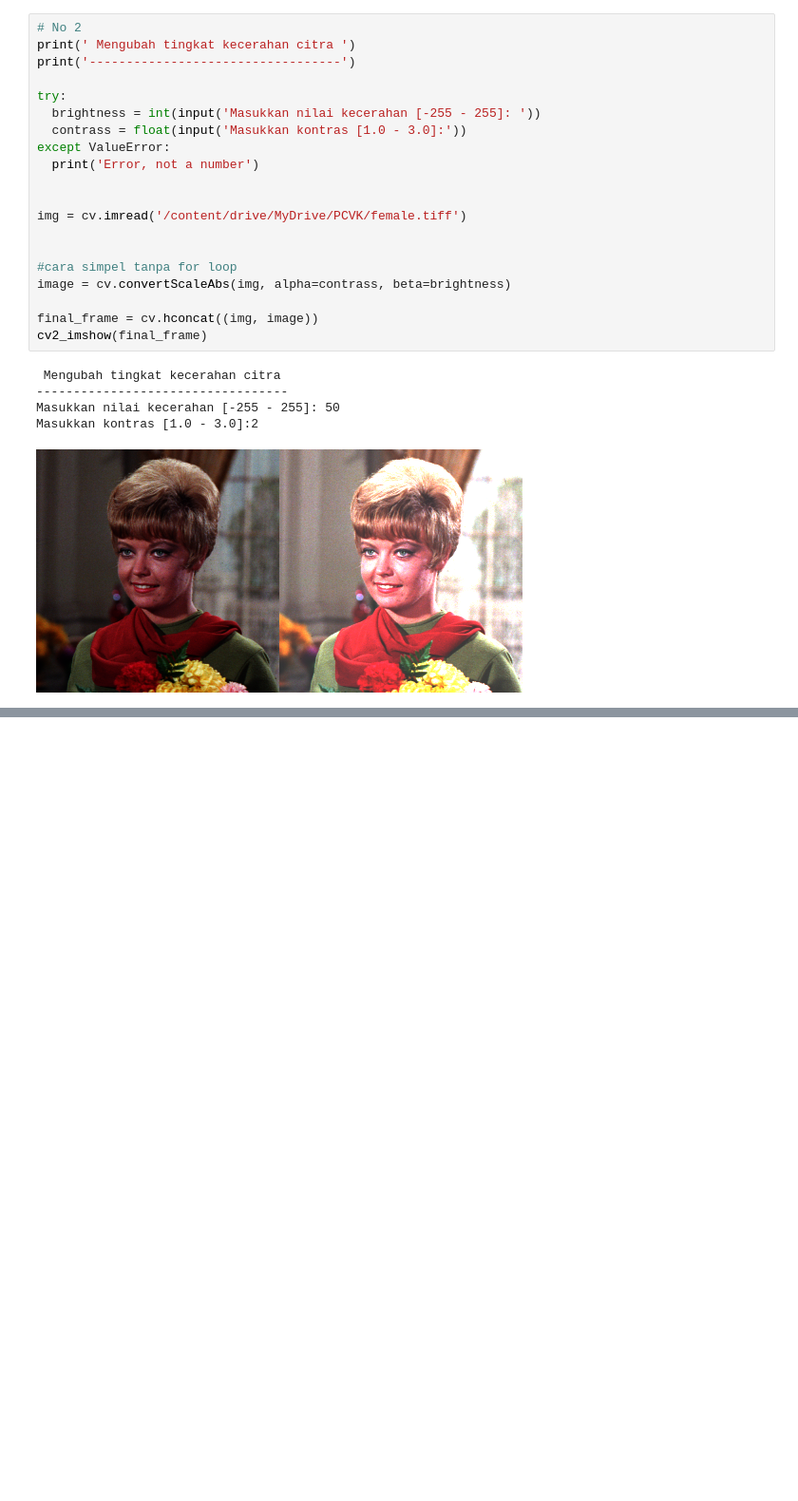
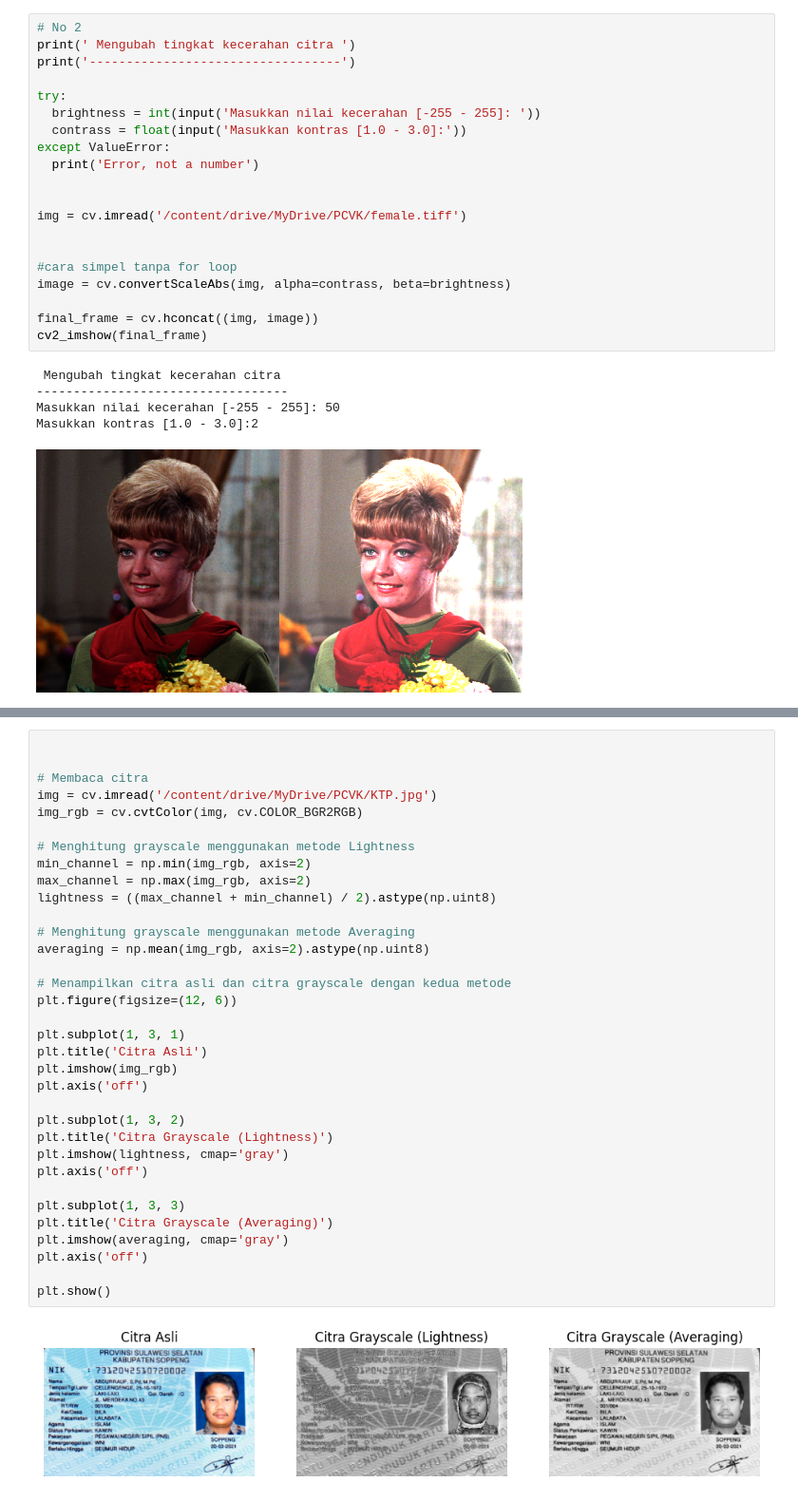
Before and after one commit to mochammadcholilurrokhman/PCVK_Ganjil_Mochammad-Cholilur-Rokhman, a Jupyter notebook: Week3.ipynb, the cells around one changed output, grey strips where cells are left out. Shown at 95% size. Drawn from its saved outputs; the diff is of its cells as text; blank space fills up the shorter version.

```diff
--- a/Week3.ipynb
+++ b/Week3.ipynb
@@ -134,0 +225,36 @@ plt.imshow( lightness, cmap="gray")
+# %%
+
+
+# Membaca citra
+img = cv.imread('/content/drive/MyDrive/PCVK/KTP.jpg')
+img_rgb = cv.cvtColor(img, cv.COLOR_BGR2RGB)
+
+# Menghitung grayscale menggunakan metode Lightness
+min_channel = np.min(img_rgb, axis=2)
+max_channel = np.max(img_rgb, axis=2)
+lightness = ((max_channel + min_channel) / 2).astype(np.uint8)
+
+# Menghitung grayscale menggunakan metode Averaging
+averaging = np.mean(img_rgb, axis=2).astype(np.uint8)
+
+# Menampilkan citra asli dan citra grayscale dengan kedua metode
+plt.figure(figsize=(12, 6))
+
+plt.subplot(1, 3, 1)
+plt.title('Citra Asli')
+plt.imshow(img_rgb)
+plt.axis('off')
+
+plt.subplot(1, 3, 2)
+plt.title('Citra Grayscale (Lightness)')
+plt.imshow(lightness, cmap='gray')
+plt.axis('off')
+
+plt.subplot(1, 3, 3)
+plt.title('Citra Grayscale (Averaging)')
+plt.imshow(averaging, cmap='gray')
+plt.axis('off')
+
+plt.show()
+# %% [output]
+[figure, added]
```
Also changed, not shown: parts of 7 cells of this notebook.
